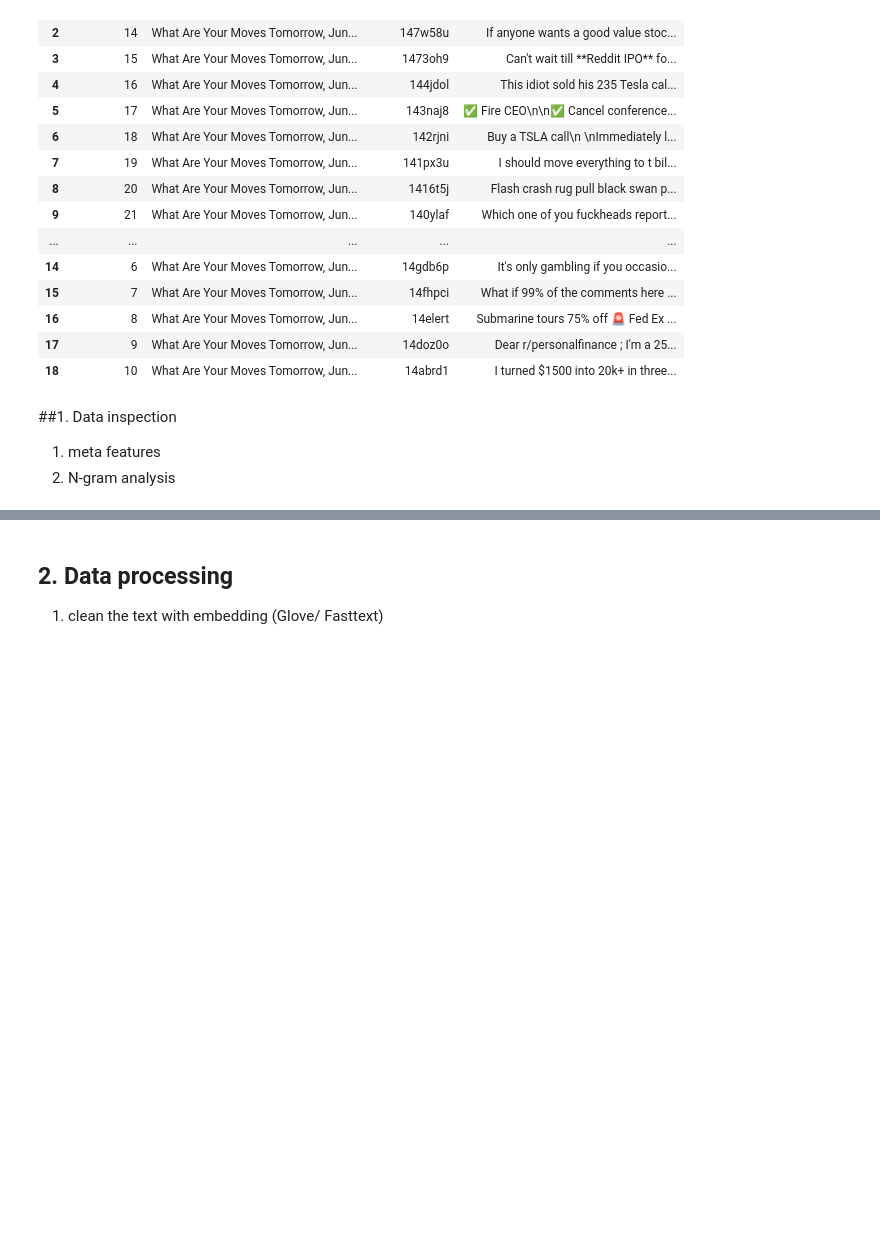
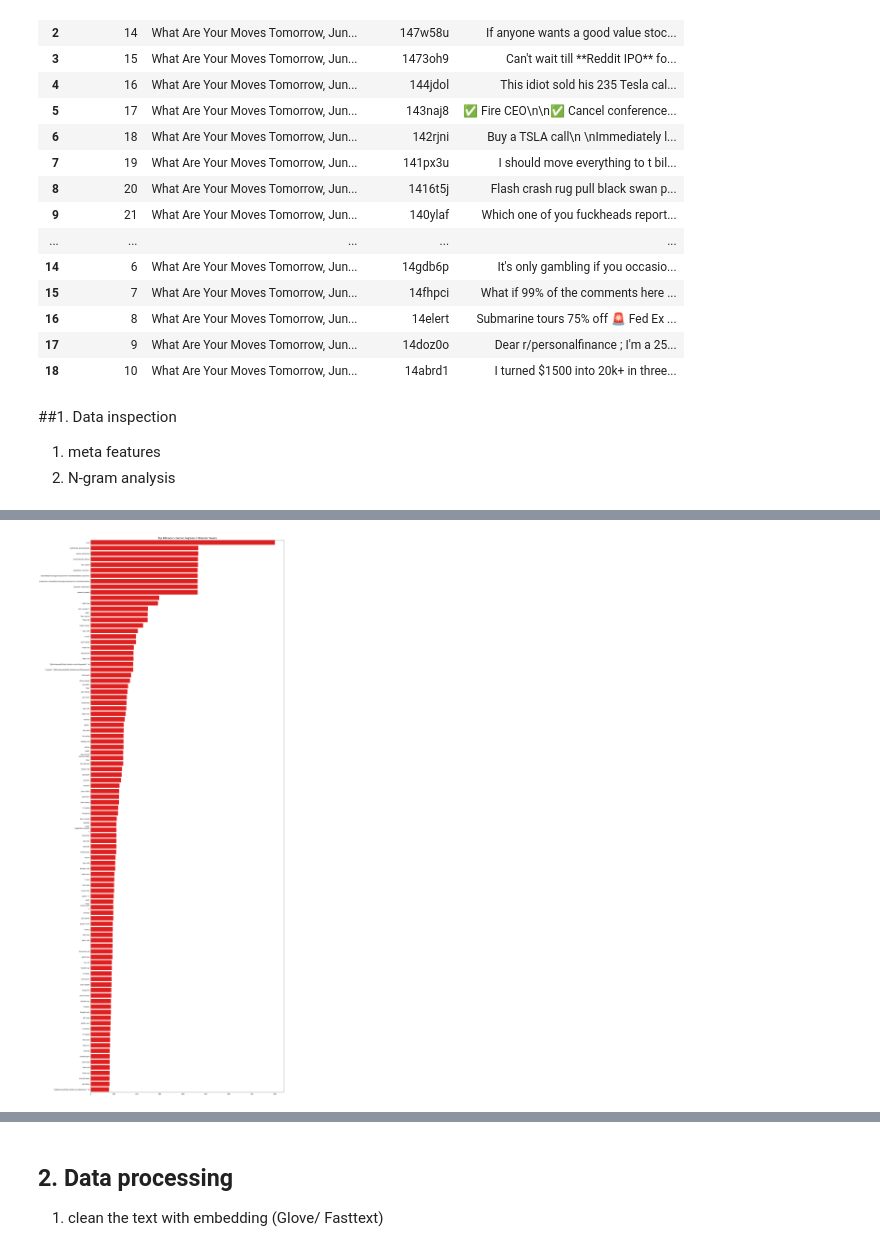
Before and after one commit to SChiu-project/CUSCS_project, a Jupyter notebook: Inspection_&_processing.ipynb, the cells around one changed output, grey strips where cells are left out. Saved outputs shown, nothing was run; the diff lists cells and outputs as text; code cells hidden in the pictures; blank space fills up the shorter version.

```diff
--- a/Inspection_&_processing.ipynb
+++ b/Inspection_&_processing.ipynb
@@ -197,19 +189,14 @@ AttributeError: ignored
 # %%
 # visualisation of bigrams
-fig, axes = plt.subplots(ncols=2, figsize=(18, 50), dpi=100)
+
+fig = plt.subplots(figsize=(18, 50), dpi=100)
 plt.tight_layout()
 
-sns.barplot(y=df_disaster_bigrams[0].values[:N], x=df_disaster_bigrams[1].values[:N], ax=axes[0], color='red')
-sns.barplot(y=df_nondisaster_bigrams[0].values[:N], x=df_nondisaster_bigrams[1].values[:N], ax=axes[1], color='green')
+# 繪製條形圖
+sns.barplot(y=df_bigrams[0].values[:N], x=df_bigrams[1].values[:N], color='red')
 
-for i in range(2):
-    axes[i].spines['right'].set_visible(False)
-    axes[i].set_xlabel('')
-    axes[i].set_ylabel('')
-    axes[i].tick_params(axis='x', labelsize=13)
-    axes[i].tick_params(axis='y', labelsize=13)
-
-axes[0].set_title(f'Top {N} most common bigrams in Disaster Tweets', fontsize=15)
-axes[1].set_title(f'Top {N} most common bigrams in Non-disaster Tweets', fontsize=15)
+plt.title(f'Top {N} most common bigrams in Comments', fontsize=15)
 
 plt.show()
+# %% [output]
+[figure, added]
```
Also changed, not shown: parts of 15 cells of this notebook.
